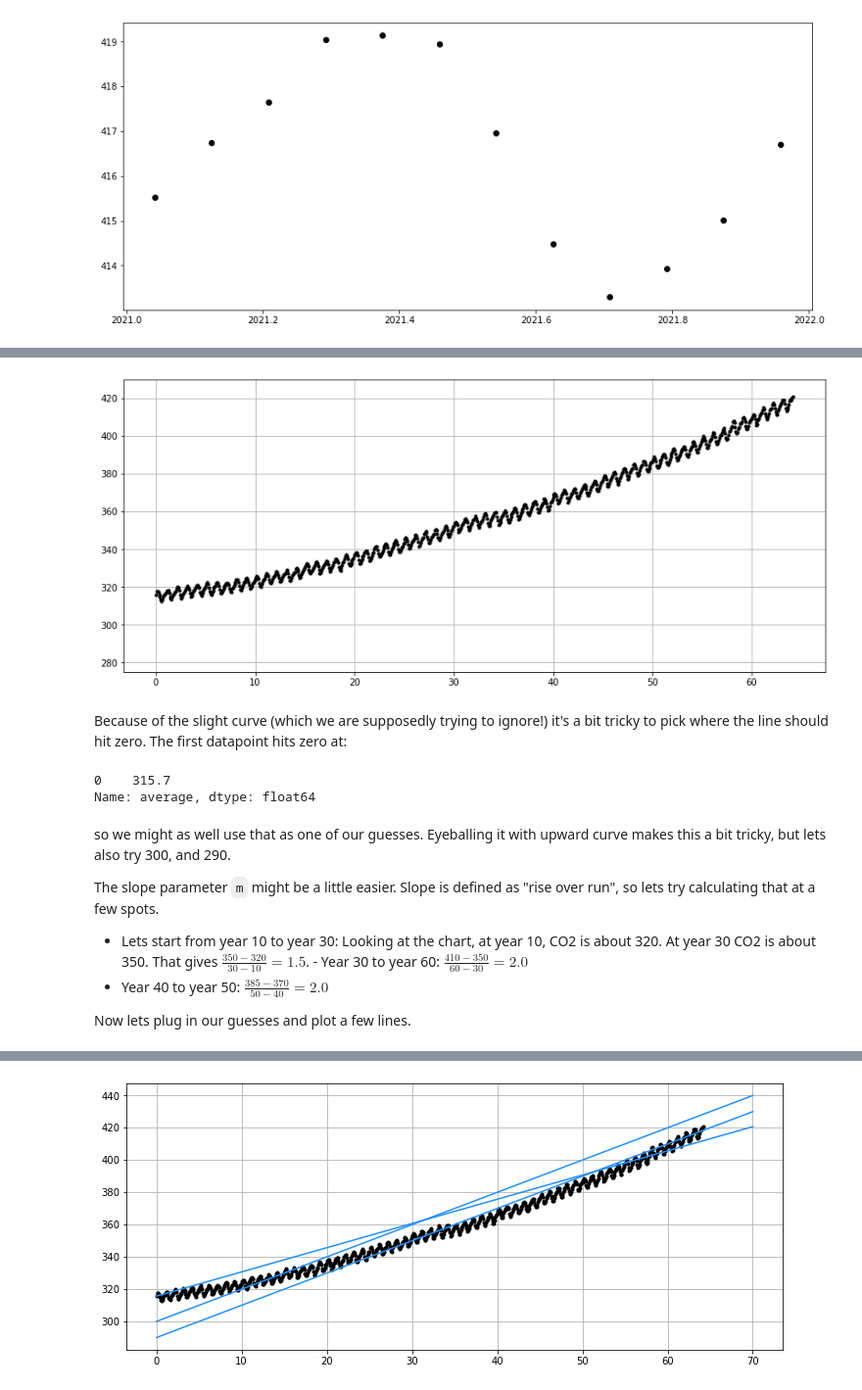
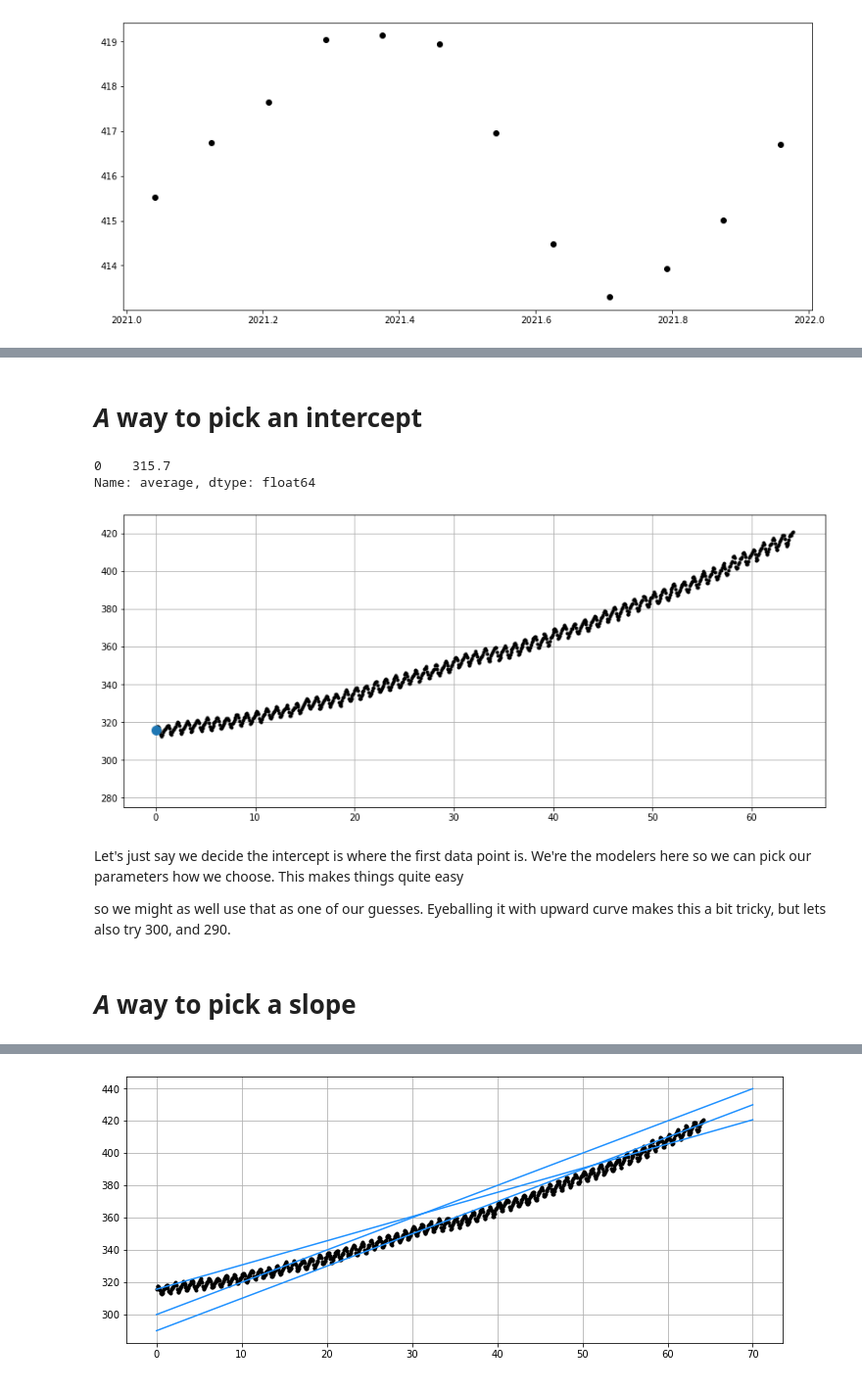
Before and after one commit to bwengals/etc, a Jupyter notebook: lesson_2.ipynb, the cells around one changed output, grey strips where cells are left out. Shown at 98% size. Drawn from its saved outputs; the diff is of its cells as text; code cells hidden in the pictures.

```diff
--- a/lesson_2.ipynb
+++ b/lesson_2.ipynb
@@ -46,24 +127,23 @@ rescale things so that the data starts near year "zero".  We can do this by subt
-# %%
-plt.figure(figsize=(14,6))
-plt.plot(data["decimal date"] - data["decimal date"].min(), data["average"], "k.");
-
-plt.grid(True);
-plt.ylim([275, 430]);
-# %% [output]
-[figure]
-# %% [markdown]
-Because of the slight curve (which we are supposedly trying to ignore!) it's a bit tricky to pick where the line should hit zero.  The first datapoint hits zero at:
+# %% [markdown]
+# *A* way to pick an intercept
 # %%
-data.sort_values(["decimal date"])["average"].head(1)
+intercept = data.sort_values(["decimal date"])["average"].head(1)
+intercept
 # %% [output]
 0    315.7
 Name: average, dtype: float64
-# %% [markdown]
-so we might as well use that as one of our guesses.  Eyeballing it with upward curve makes this a bit tricky, but lets also try 300, and 290.
-
-The slope parameter `m` might be a little easier.  Slope is defined as "rise over run", so lets try calculating that at a few spots.
-
-- Lets start from year 10 to year 30:  Looking at the chart, at year 10, CO2 is about 320.  At year 30 CO2 is about 350.  That gives $\frac{350 - 320}{30-10} = 1.5$. - Year 30 to year 60: $\frac{410 - 350}{60-30} = 2.0$
-- Year 40 to year 50: $\frac{385 - 370}{50-40} = 2.0$
-
-Now lets plug in our guesses and plot a few lines.
+# %%
+plt.figure(figsize=(14,6))
+plt.plot(data["decimal date"] - data["decimal date"].min(), data["average"], "k.");
+
+plt.grid(True)
+plt.plot(0, intercept.values, marker="o", markersize=10)
+plt.ylim([275, 430]);
+# %% [output]
+[figure, added]
+# %% [markdown]
+Let's just say we decide the intercept is where the first data point is. We're the modelers here so we can pick our parameters how we choose. This makes things quite easy
+
+so we might as well use that as one of our guesses.  Eyeballing it with upward curve makes this a bit tricky, but lets also try 300, and 290.
+# %% [markdown]
+# *A* way to pick a slope
```
Also changed, not shown: parts of 58 cells of this notebook, 5 other files.
